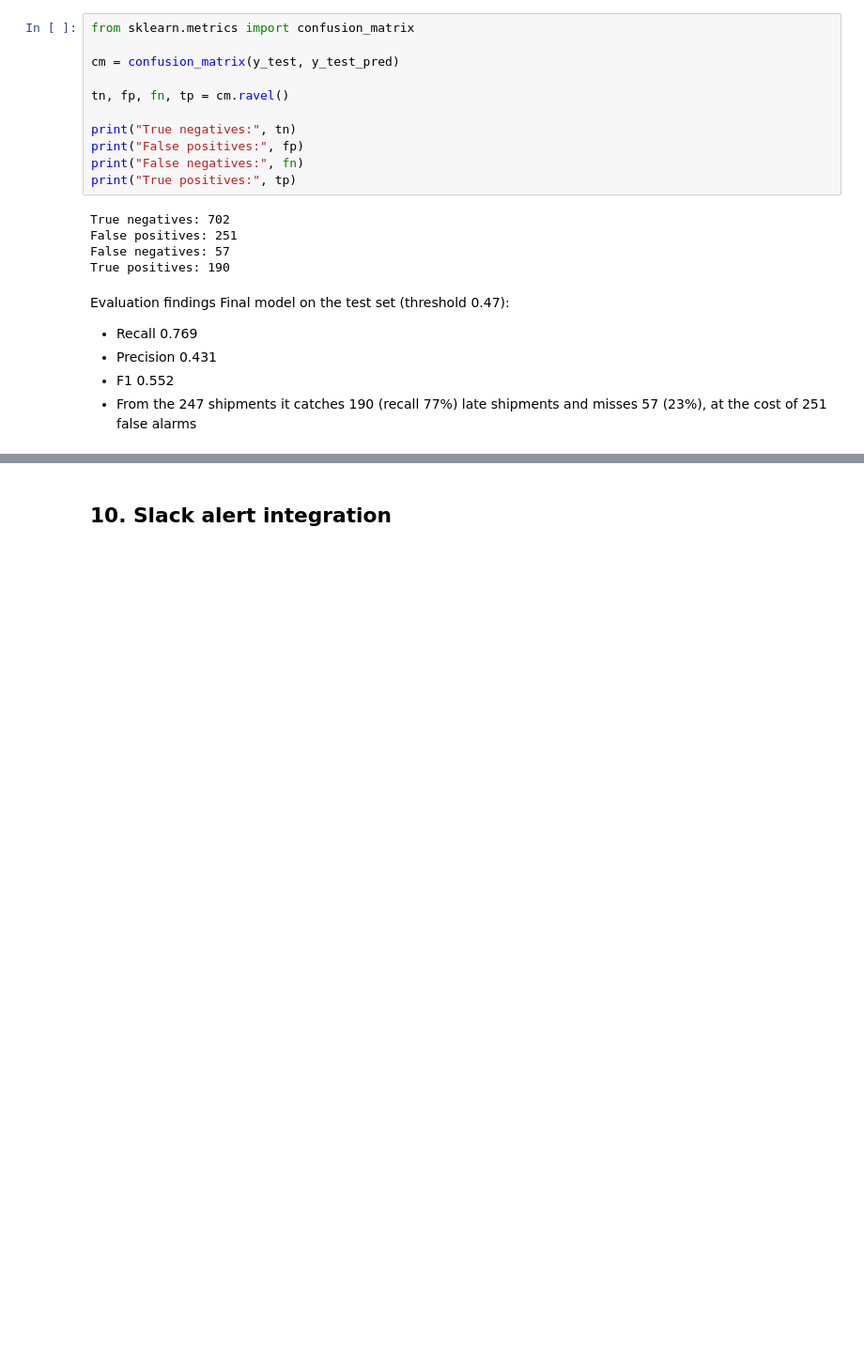
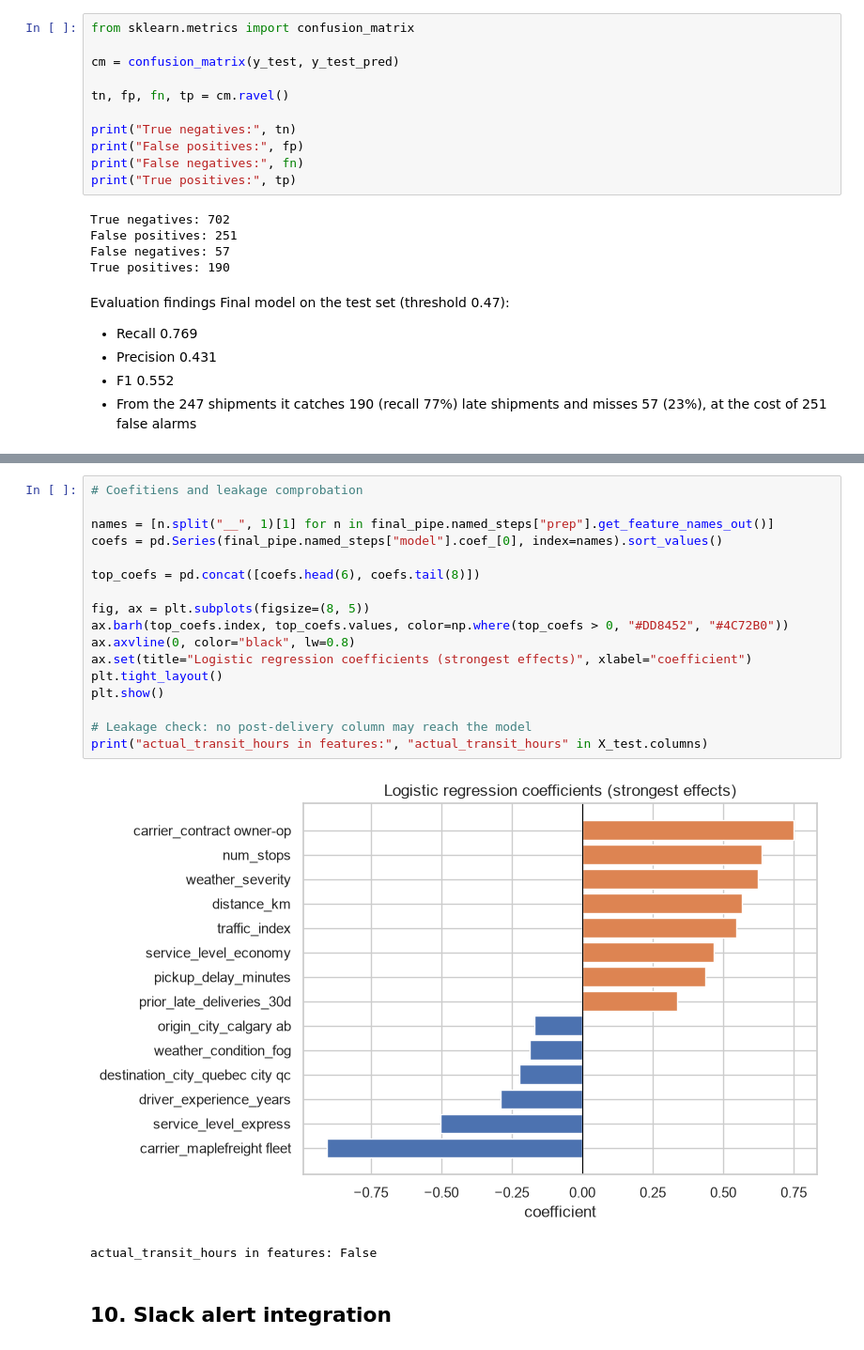
Before and after one commit to ddavidestebann/software_tools, a Jupyter notebook: Assigment1/MapleFreight_Delivery_Delay_Prediction_C0967956.ipynb, the cells around one changed output, grey strips where cells are left out. Shown at 94% size. Cells and saved outputs as stored; diff of their text form; blank space fills up the shorter version.

Commit message:
Check Documents

```diff
--- a/Assigment1/MapleFreight_Delivery_Delay_Prediction_C0967956.ipynb
+++ b/Assigment1/MapleFreight_Delivery_Delay_Prediction_C0967956.ipynb
@@ -730,3 +767,23 @@ Final model on the test set (threshold 0.47):
+# %%
+# Coefitiens and leakage comprobation
+
+names = [n.split("__", 1)[1] for n in final_pipe.named_steps["prep"].get_feature_names_out()]
+coefs = pd.Series(final_pipe.named_steps["model"].coef_[0], index=names).sort_values()
+
+top_coefs = pd.concat([coefs.head(6), coefs.tail(8)])
+
+fig, ax = plt.subplots(figsize=(8, 5))
+ax.barh(top_coefs.index, top_coefs.values, color=np.where(top_coefs > 0, "#DD8452", "#4C72B0"))
+ax.axvline(0, color="black", lw=0.8)
+ax.set(title="Logistic regression coefficients (strongest effects)", xlabel="coefficient")
+plt.tight_layout()
+plt.show()
+
+# Leakage check: no post-delivery column may reach the model
+print("actual_transit_hours in features:", "actual_transit_hours" in X_test.columns)
+# %% [output]
+[figure, added]
+actual_transit_hours in features: False
 # %% [markdown]
 ## 10. Slack alert integration
 # %%
```
Also changed, not shown: parts of 9 cells of this notebook, 3 other files.
